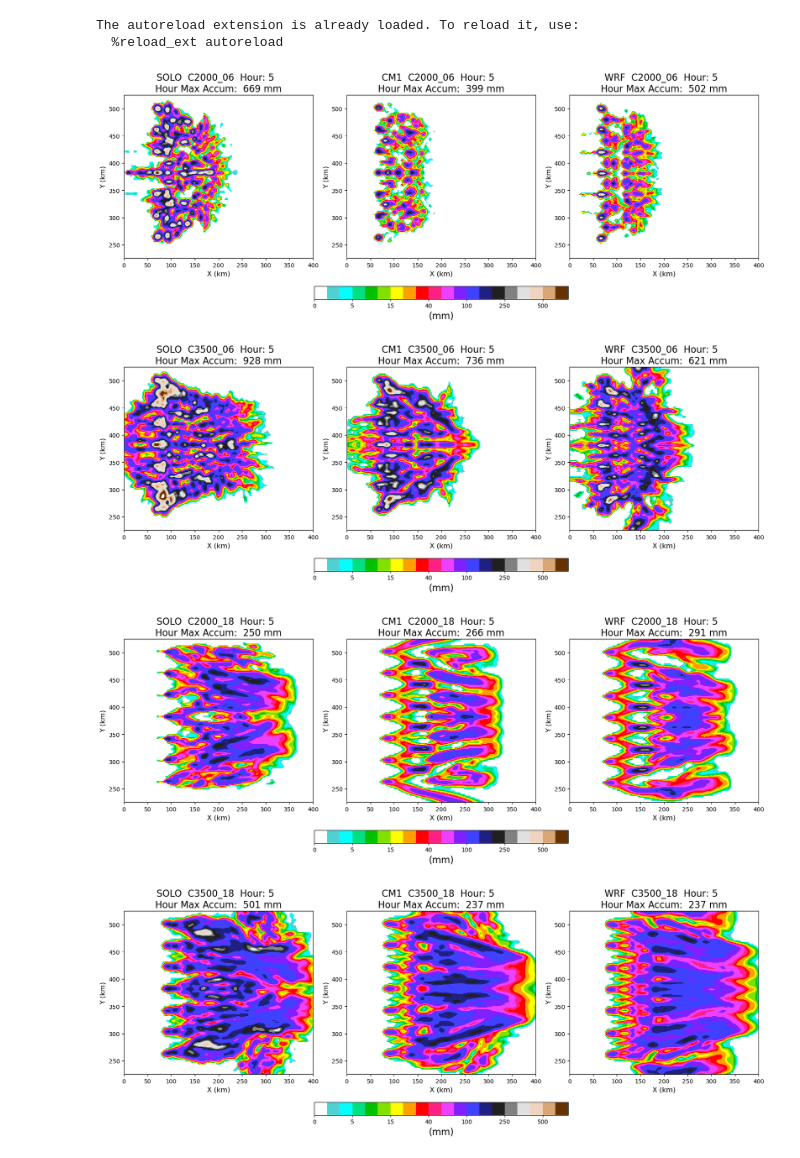
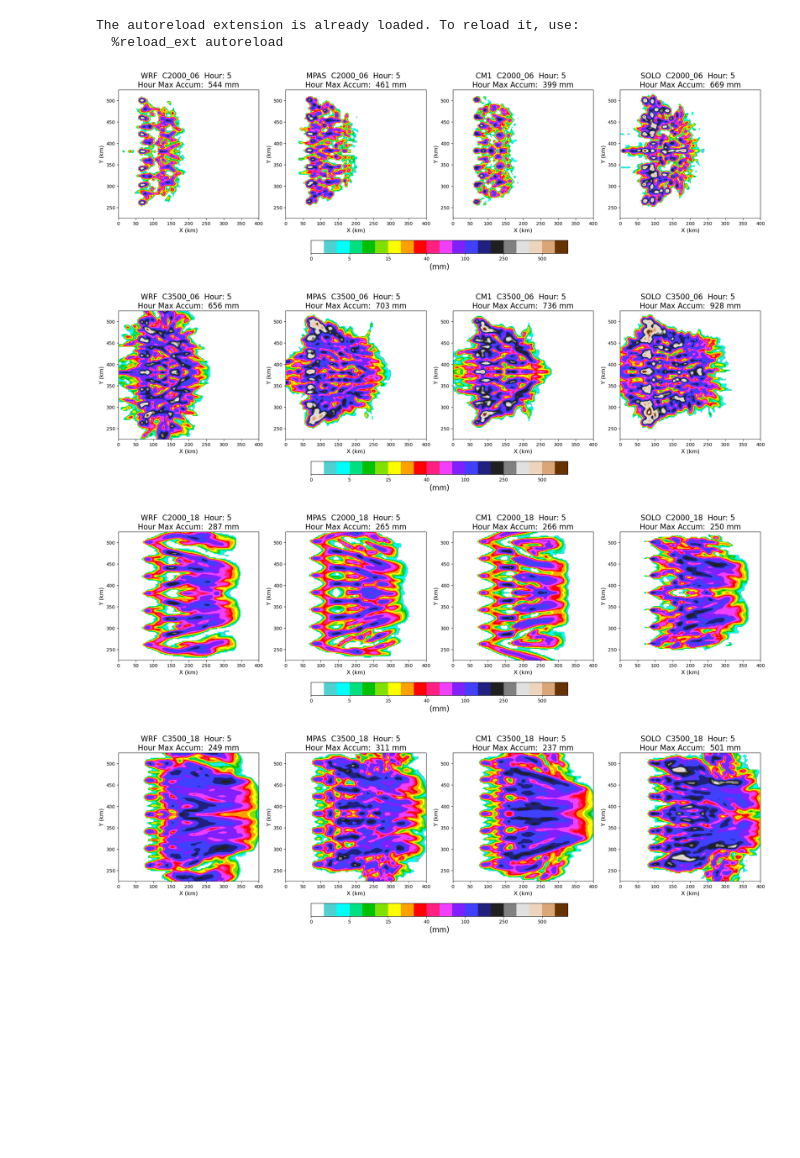
Before and after one commit to louiswicker/CAM_analysis_tools, a Jupyter notebook: ideal_cases/plot_Hovmoller.ipynb, the cells around one changed output. Cells and saved outputs as stored; diff of their text form; code cells hidden in the pictures; blank space fills up the shorter version.

```diff
--- a/ideal_cases/plot_Hovmoller.ipynb
+++ b/ideal_cases/plot_Hovmoller.ipynb
@@ -64,8 +64,9 @@ The autoreload extension is already loaded. To reload it, use:
   %reload_ext autoreload
 # %%
 models = { 'cm1': pickle2Obj('precip/cm1_squall_3km_accum_prec.pkl',retObj=False),
-           'wrf': pickle2Obj('precip/wrf_squall_3km_accum_prec.pkl', retObj=False),
+           'wrf': pickle2Obj('precip/wrf_squall_3km_3rd_accum_prec.pkl', retObj=False),
            'solo': pickle2Obj('precip/solo_squall_3km_accum_prec.pkl',retObj=False),
+           'mpas': pickle2Obj('precip/mpas_squall_3km_3rd_accum_prec.pkl',retObj=False),
            # 'solo2': pickle2Obj('precip/solo_squall_3km_nord2_accum_prec.pkl',retObj=False),
            # 'solo1': pickle2Obj('precip/solo_squall_3km_nord1_accum_prec.pkl',retObj=False)
          }
@@ -80,41 +81,42 @@ def plot_interval_precip(models, key, label, start, end=4, clevels=[100,300,500]
     yg = 3*np.arange(models[key][label]['accum_prec'].shape[1])
 
     cs = ax.contourf(xg, yg, fld_mask, clevs, cmap=cmap, norm=norm)
 
     ax.set_ylabel('Y (km)', fontsize=12)
     ax.set_xlabel('X (km)', fontsize=12)
     ax.set_title("%s  %s  Hour: %d  \nHour Max Accum:  %d mm" % (key.swapcase(), label, np.int(start+end)/4, np.int(pmax)), fontsize=16)
     ax.set_xlim(0.0, 400.)
     ax.set_ylim(225.0, 525.)
 
     return cs
 
 #-----------------------------
 allcape = ("C2000","C3500",)
 allshear = ("06", "18")
 
 start = 16
 
 for shear in allshear:
     for cape in allcape:
 
-        fig, ax = plt.subplots(1, 3, constrained_layout=True, figsize=(16,6))
+        fig, ax = plt.subplots(1, 4, constrained_layout=True, figsize=(20,6))
 
         label = "%s_%s" % (cape, shear)
 
-        cs = plot_interval_precip(models, 'solo',label, start=start, ax=ax[0])
-        cs = plot_interval_precip(models, 'cm1', label, start=start, ax=ax[1])
-        cs = plot_interval_precip(models, 'wrf', label, start=start, ax=ax[2])
+        cs = plot_interval_precip(models, 'wrf', label, start=start, ax=ax[0])
+        cs = plot_interval_precip(models, 'mpas', label, start=start, ax=ax[1])
+        cs = plot_interval_precip(models, 'cm1', label, start=start, ax=ax[2])
+        cs = plot_interval_precip(models, 'solo',label, start=start, ax=ax[3])
 
         cbar = fig.colorbar(cs, ax=ax[:], shrink=0.4, location='bottom')
         cbar.set_label('(mm)', fontsize=16)
 
         plt.savefig("Experiment_%s_HourlyPrecipAccum_Hour%d.png" % (label, np.int(start+4)/4))
 # %% [output]
-[figure, old version]
+[figure, new version]
-[figure, old version]
+[figure, new version]
-[figure, old version]
+[figure, new version]
-[figure, old version]
+[figure, new version]
 # %%
 def plot_hovmoller_precip(models, key, label,clevels=[100,300,500], ylim = None, ax=None):
 
```
Also changed, not shown: parts of 2 cells of this notebook, 1 other file.
